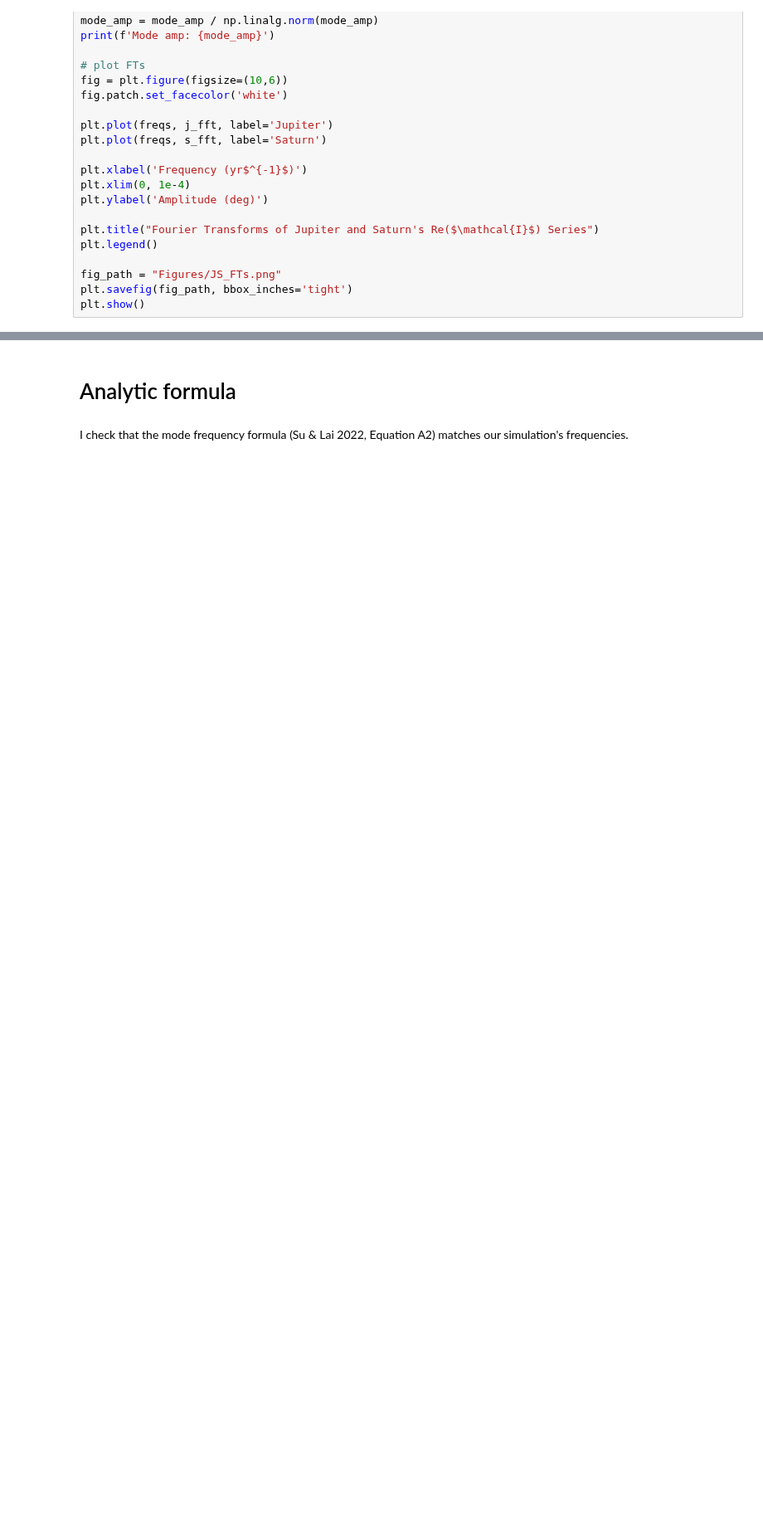
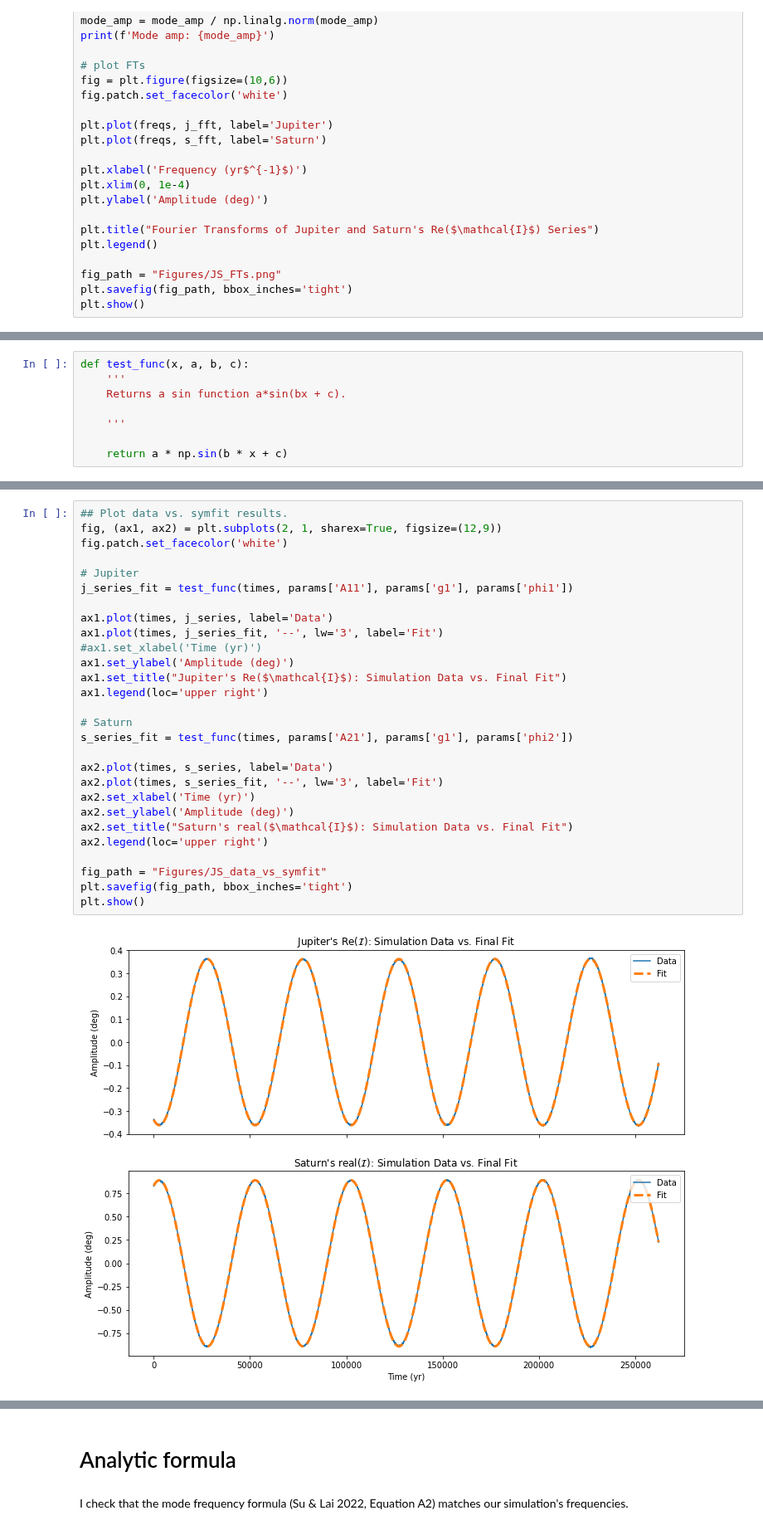
Before and after one commit to Jupiter1994/inc-dynamics, a Jupyter notebook: two_planet/jupiter_saturn.ipynb, the cells around one changed output, grey strips where cells are left out. Shown at 83% size. Saved outputs shown, nothing was run; the diff lists cells and outputs as text; blank space fills up the shorter version.

```diff
--- a/two_planet/jupiter_saturn.ipynb
+++ b/two_planet/jupiter_saturn.ipynb
@@ -268,0 +242,8 @@ fit_result.params['a']
+# %%
+def test_func(x, a, b, c):
+    '''
+    Returns a sin function a*sin(bx + c).
+
+    '''
+
+    return a * np.sin(b * x + c)
@@ -269 +273,31 @@ fit_result.params['a']
+# %%
+## Plot data vs. symfit results.
+fig, (ax1, ax2) = plt.subplots(2, 1, sharex=True, figsize=(12,9))
+fig.patch.set_facecolor('white')
+
+# Jupiter
+j_series_fit = test_func(times, params['A11'], params['g1'], params['phi1'])
+
+ax1.plot(times, j_series, label='Data')
+ax1.plot(times, j_series_fit, '--', lw='3', label='Fit')
+#ax1.set_xlabel('Time (yr)')
+ax1.set_ylabel('Amplitude (deg)')
+ax1.set_title("Jupiter's Re($\mathcal{I}$): Simulation Data vs. Final Fit")
+ax1.legend(loc='upper right')
+
+# Saturn
+s_series_fit = test_func(times, params['A21'], params['g1'], params['phi2'])
+
+ax2.plot(times, s_series, label='Data')
+ax2.plot(times, s_series_fit, '--', lw='3', label='Fit')
+ax2.set_xlabel('Time (yr)')
+ax2.set_ylabel('Amplitude (deg)')
+ax2.set_title("Saturn's real($\mathcal{I}$): Simulation Data vs. Final Fit")
+ax2.legend(loc='upper right')
+
+fig_path = "Figures/JS_data_vs_symfit"
+plt.savefig(fig_path, bbox_inches='tight')
+plt.show()
+# %% [output]
+[figure, added]
 # %% [markdown]
```
Also changed, not shown: parts of 8 cells of this notebook, 2 other files.
